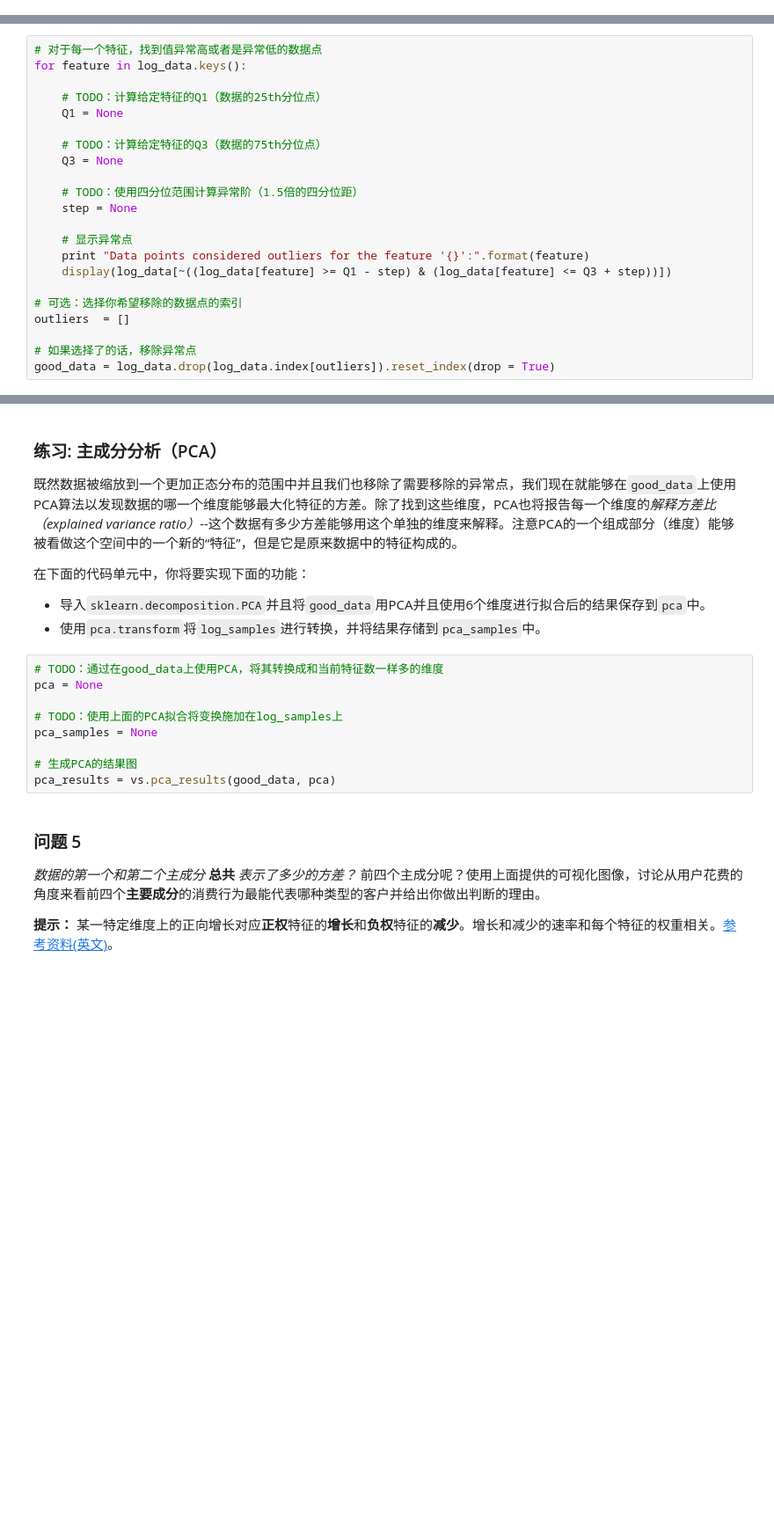
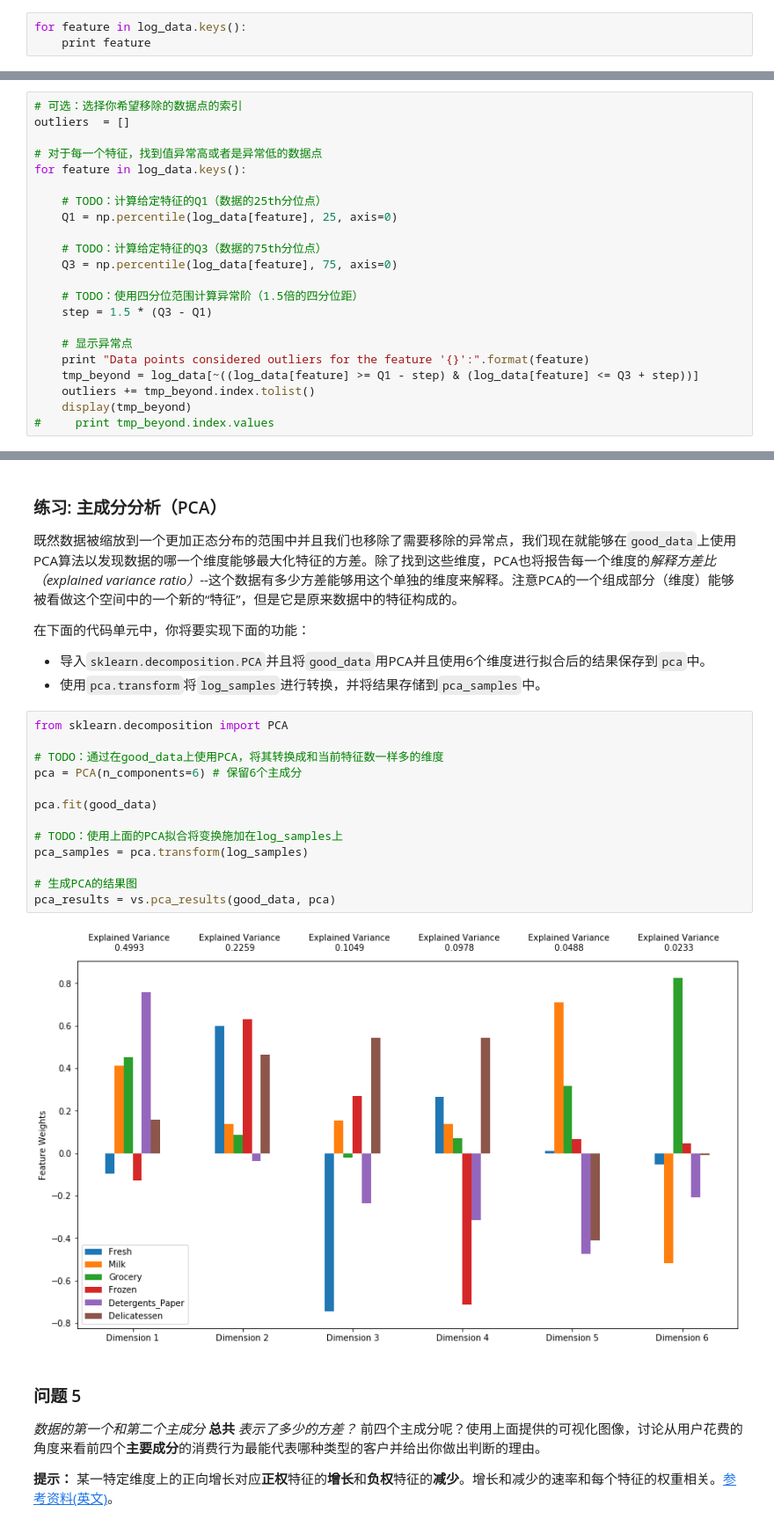
Before and after one commit to le773/PythonDebug, a Jupyter notebook: Q2/creating_customer_segments/customer_segments.ipynb, the cells around one changed output, grey strips where cells are left out. Shown at 88% size. Cells and saved outputs as stored; diff of their text form; blank space fills up the shorter version.

```diff
--- a/Q2/creating_customer_segments/customer_segments.ipynb
+++ b/Q2/creating_customer_segments/customer_segments.ipynb
@@ -311,3 +348,6 @@ display(log_samples)
 
 **注意：** 如果你选择移除异常值，请保证你选择的样本点不在这些移除的点当中！
 一旦你完成了这些功能，数据集将存储在`good_data`中。
+# %%
+for feature in log_data.keys():
+    print feature
@@ -314,22 +361,22 @@ display(log_samples)
 # %%
+# 可选：选择你希望移除的数据点的索引
+outliers  = []
+
 # 对于每一个特征，找到值异常高或者是异常低的数据点
 for feature in log_data.keys():
 
     # TODO：计算给定特征的Q1（数据的25th分位点）
-    Q1 = None
+    Q1 = np.percentile(log_data[feature], 25, axis=0)
 
     # TODO：计算给定特征的Q3（数据的75th分位点）
-    Q3 = None
+    Q3 = np.percentile(log_data[feature], 75, axis=0)
 
     # TODO：使用四分位范围计算异常阶（1.5倍的四分位距）
-    step = None
+    step = 1.5 * (Q3 - Q1)
 
     # 显示异常点
     print "Data points considered outliers for the feature '{}':".format(feature)
-    display(log_data[~((log_data[feature] >= Q1 - step) & (log_data[feature] <= Q3 + step))])
-
-# 可选：选择你希望移除的数据点的索引
-outliers  = []
-
-# 如果选择了的话，移除异常点
-good_data = log_data.drop(log_data.index[outliers]).reset_index(drop = True)
+    tmp_beyond = log_data[~((log_data[feature] >= Q1 - step) & (log_data[feature] <= Q3 + step))]
+    outliers += tmp_beyond.index.tolist()
+    display(tmp_beyond)
+#     print tmp_beyond.index.values
@@ -350,14 +426,20 @@ good_data = log_data.drop(log_data.index[outliers]).reset_index(drop = True)
  - 导入`sklearn.decomposition.PCA`并且将`good_data`用PCA并且使用6个维度进行拟合后的结果保存到`pca`中。
  - 使用`pca.transform`将`log_samples`进行转换，并将结果存储到`pca_samples`中。
 # %%
+from sklearn.decomposition import PCA
+
 # TODO：通过在good_data上使用PCA，将其转换成和当前特征数一样多的维度
-pca = None
+pca = PCA(n_components=6) # 保留6个主成分
+
+pca.fit(good_data)
 
 # TODO：使用上面的PCA拟合将变换施加在log_samples上
-pca_samples = None
+pca_samples = pca.transform(log_samples)
 
 # 生成PCA的结果图
 pca_results = vs.pca_results(good_data, pca)
+# %% [output]
+[figure, added]
 # %% [markdown]
 ### 问题 5
 *数据的第一个和第二个主成分* **总共** *表示了多少的方差？*  前四个主成分呢？使用上面提供的可视化图像，讨论从用户花费的角度来看前四个**主要成分**的消费行为最能代表哪种类型的客户并给出你做出判断的理由。
```
Also changed, not shown: parts of 21 cells of this notebook.
